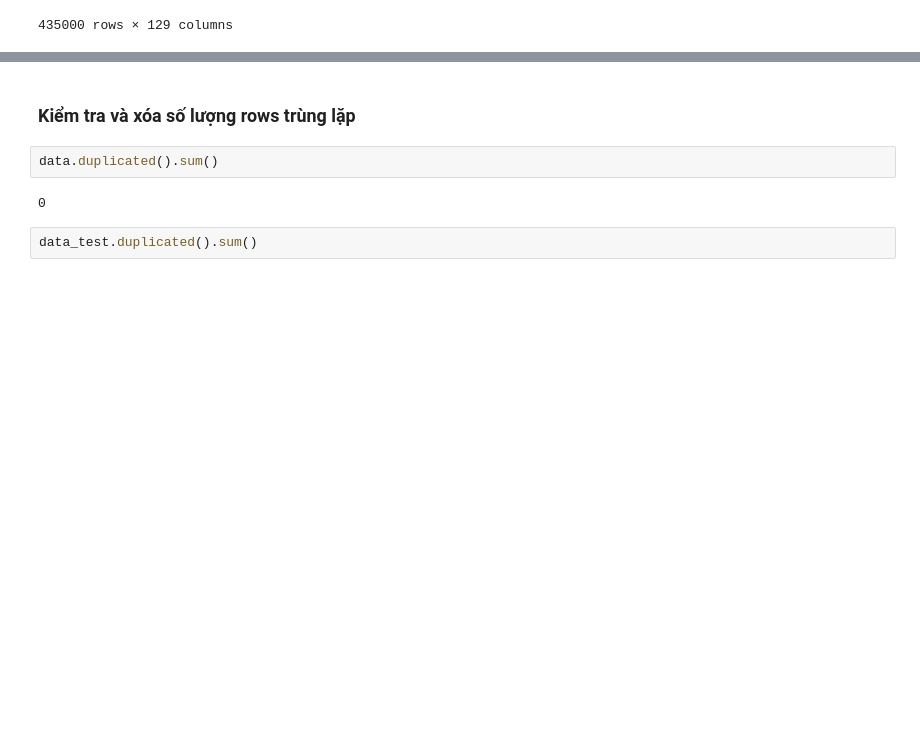
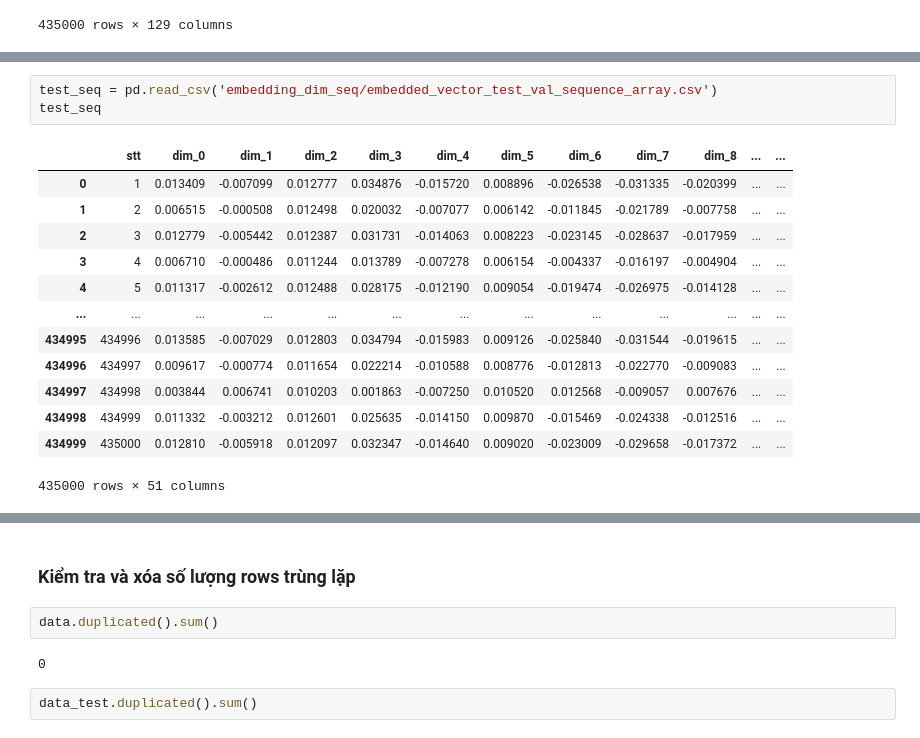
Before and after one commit to hoofkhanh/transformer_xai_peptide, a Jupyter notebook: test_encoder.ipynb, the cells around one changed output, grey strips where cells are left out. Cells and saved outputs as stored; diff of their text form; blank space fills up the shorter version.

```diff
--- a/test_encoder.ipynb
+++ b/test_encoder.ipynb
@@ -58,0 +58,17 @@ data_test
+# %%
+test_seq = pd.read_csv('embedding_dim_seq/embedded_vector_test_val_sequence_array.csv')
+test_seq
+# %% [output]
+|  | stt | dim_0 | dim_1 | dim_2 | dim_3 | dim_4 | dim_5 | dim_6 | dim_7 | dim_8 | ... | ... |
+| 0 | 1 | 0.013409 | -0.007099 | 0.012777 | 0.034876 | -0.015720 | 0.008896 | -0.026538 | -0.031335 | -0.020399 | ... | ... |
+| 1 | 2 | 0.006515 | -0.000508 | 0.012498 | 0.020032 | -0.007077 | 0.006142 | -0.011845 | -0.021789 | -0.007758 | ... | ... |
+| 2 | 3 | 0.012779 | -0.005442 | 0.012387 | 0.031731 | -0.014063 | 0.008223 | -0.023145 | -0.028637 | -0.017959 | ... | ... |
+| 3 | 4 | 0.006710 | -0.000486 | 0.011244 | 0.013789 | -0.007278 | 0.006154 | -0.004337 | -0.016197 | -0.004904 | ... | ... |
+| 4 | 5 | 0.011317 | -0.002612 | 0.012488 | 0.028175 | -0.012190 | 0.009054 | -0.019474 | -0.026975 | -0.014128 | ... | ... |
+| ... | ... | ... | ... | ... | ... | ... | ... | ... | ... | ... | ... | ... |
+| 434995 | 434996 | 0.013585 | -0.007029 | 0.012803 | 0.034794 | -0.015983 | 0.009126 | -0.025840 | -0.031544 | -0.019615 | ... | ... |
+| 434996 | 434997 | 0.009617 | -0.000774 | 0.011654 | 0.022214 | -0.010588 | 0.008776 | -0.012813 | -0.022770 | -0.009083 | ... | ... |
+| 434997 | 434998 | 0.003844 | 0.006741 | 0.010203 | 0.001863 | -0.007250 | 0.010520 | 0.012568 | -0.009057 | 0.007676 | ... | ... |
+| 434998 | 434999 | 0.011332 | -0.003212 | 0.012601 | 0.025635 | -0.014150 | 0.009870 | -0.015469 | -0.024338 | -0.012516 | ... | ... |
+| 434999 | 435000 | 0.012810 | -0.005918 | 0.012097 | 0.032347 | -0.014640 | 0.009020 | -0.023009 | -0.029658 | -0.017372 | ... | ... |
+435000 rows × 51 columns
```
Also changed, not shown: parts of 38 cells of this notebook.
